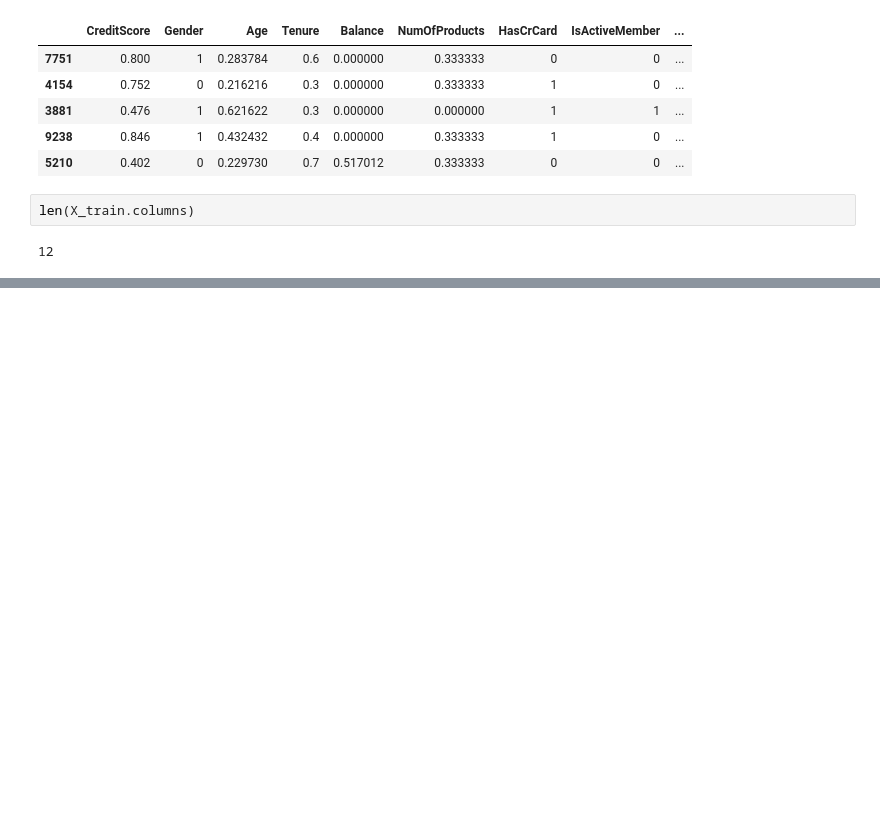
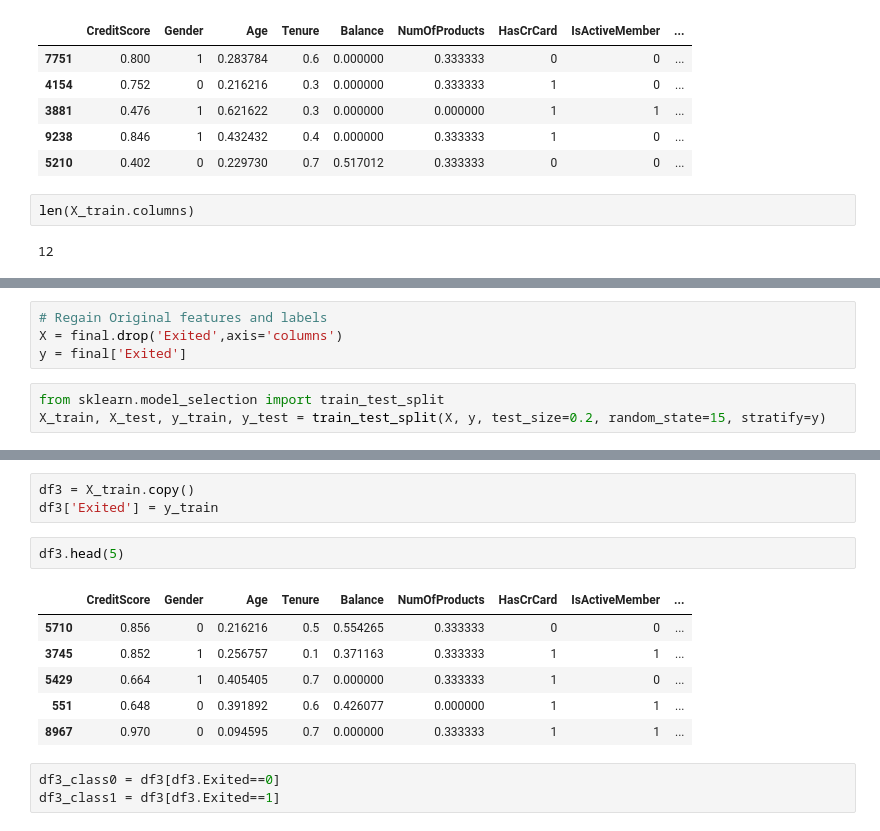
Before and after one commit to SonalikaSingh/Bank_customer_churning, a Jupyter notebook: Bank_customer_churn_prediction.ipynb, the cells around one changed output, grey strips where cells are left out. Drawn from its saved outputs; the diff is of its cells as text; blank space fills up the shorter version.

```diff
--- a/Bank_customer_churn_prediction.ipynb
+++ b/Bank_customer_churn_prediction.ipynb
@@ -201,0 +321,7 @@ Text(69.0, 0.5, 'Truth')
+# %%
+# Regain Original features and labels
+X = final.drop('Exited',axis='columns')
+y = final['Exited']
+# %%
+from sklearn.model_selection import train_test_split
+X_train, X_test, y_train, y_test = train_test_split(X, y, test_size=0.2, random_state=15, stratify=y)
@@ -201,0 +342,15 @@ Text(69.0, 0.5, 'Truth')
+# %%
+df3 = X_train.copy()
+df3['Exited'] = y_train
+# %%
+df3.head(5)
+# %% [output]
+|  | CreditScore | Gender | Age | Tenure | Balance | NumOfProducts | HasCrCard | IsActiveMember | ... |
+| 5710 | 0.856 | 0 | 0.216216 | 0.5 | 0.554265 | 0.333333 | 0 | 0 | ... |
+| 3745 | 0.852 | 1 | 0.256757 | 0.1 | 0.371163 | 0.333333 | 1 | 1 | ... |
+| 5429 | 0.664 | 1 | 0.405405 | 0.7 | 0.000000 | 0.333333 | 1 | 0 | ... |
+| 551 | 0.648 | 0 | 0.391892 | 0.6 | 0.426077 | 0.000000 | 1 | 1 | ... |
+| 8967 | 0.970 | 0 | 0.094595 | 0.7 | 0.000000 | 0.333333 | 1 | 1 | ... |
+# %%
+df3_class0 = df3[df3.Exited==0]
+df3_class1 = df3[df3.Exited==1]
```
Also changed, not shown: parts of 44 cells of this notebook.
